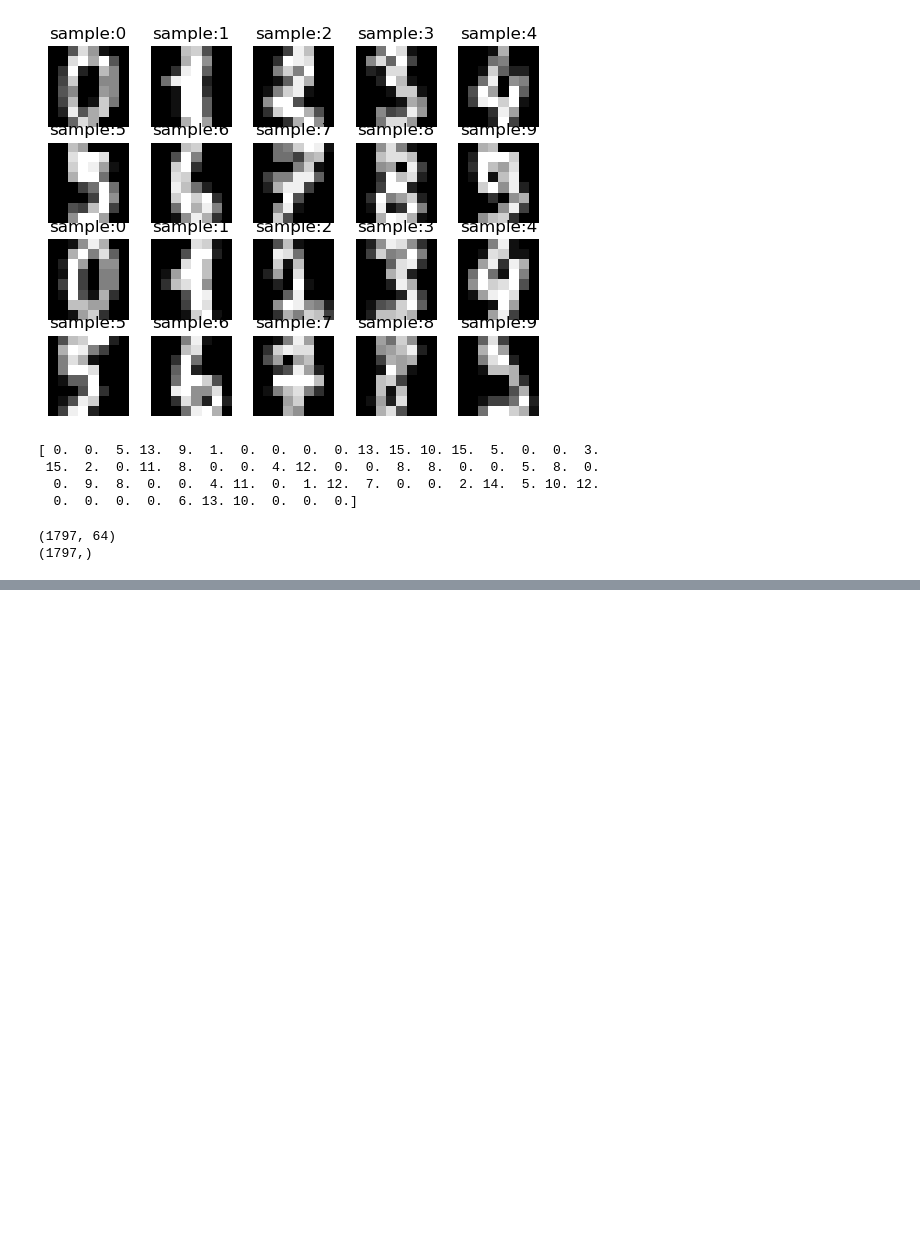
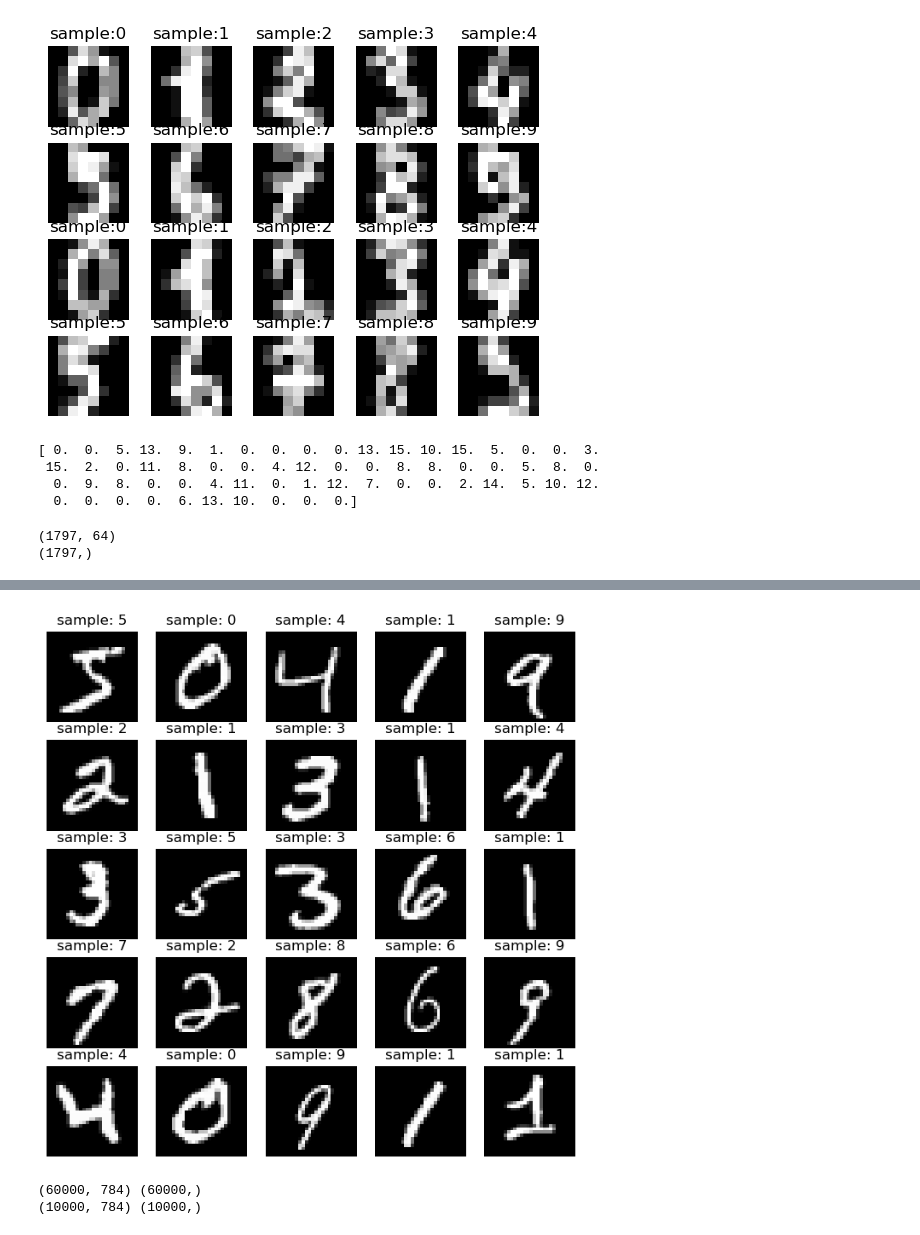
Before and after one commit to rhems234/pytorch, a Jupyter notebook: mnist_딥러닝.ipynb, the cells around one changed output, grey strips where cells are left out. Saved outputs shown, nothing was run; the diff lists cells and outputs as text; code cells hidden in the pictures; blank space fills up the shorter version.

```diff
--- a/mnist_딥러닝.ipynb
+++ b/mnist_딥러닝.ipynb
@@ -99,0 +160,19 @@ tensor(0)
+# %%
+plt.figure(figsize=(8,8))
+
+for i in range(25):
+    plt.subplot(5,5,i+1)
+    plt.axis('off')
+    plt.imshow(x[i].reshape(28,28), cmap='gray')
+    plt.title('sample: %i'%(y[i]))
+plt.show()
+# %% [output]
+[figure, added]
+# %%
+from sklearn.model_selection import train_test_split
+x_train, x_test, y_train, y_test = train_test_split(x, y, test_size=1/7, random_state=0)
+print(x_train.shape, y_train.shape)
+print(x_test.shape, y_test.shape)
+# %% [output]
+(60000, 784) (60000,)
+(10000, 784) (10000,)
```
Also changed, not shown: parts of 21 cells of this notebook.
